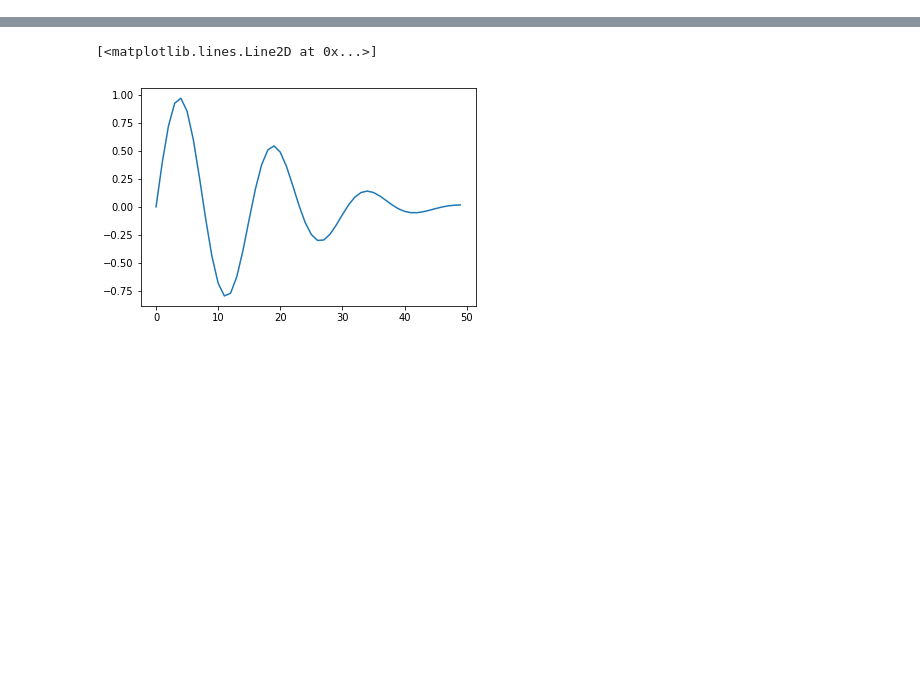
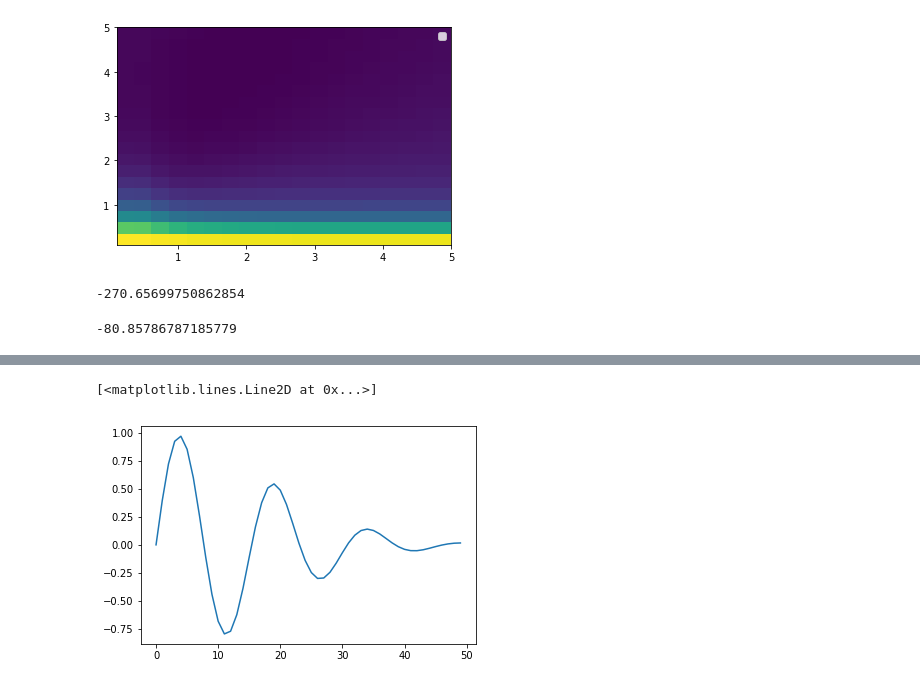
Before and after one commit to darthdeus/bopt, a Jupyter notebook: notebooks/TFP GP.ipynb, the cells around one changed output, grey strips where cells are left out. Saved outputs shown, nothing was run; the diff lists cells and outputs as text; code cells hidden in the pictures; blank space fills up the shorter version.

```diff
--- a/notebooks/TFP GP.ipynb
+++ b/notebooks/TFP GP.ipynb
@@ -60,0 +99,3 @@ NameError: name 'optimize' is not defined
+# %%
+plot_kernel_nll(np.expand_dims(X_train, -1), y_train)
+# %% [output]
@@ -60,0 +103,9 @@ NameError: name 'optimize' is not defined
+[figure, added]
+# %%
+gp_nll(X, Y, 1, 1).numpy()
+# %% [output]
+-270.65699750862854
+# %%
+bopt.GaussianProcess(kernel=bopt.SquaredExp(1, 1)).fit(X.reshape(-1), Y).log_prob(X.reshape(-1), Y)
+# %% [output]
+-80.85786787185779
```
Also changed, not shown: parts of 23 cells of this notebook, 3 other files.
